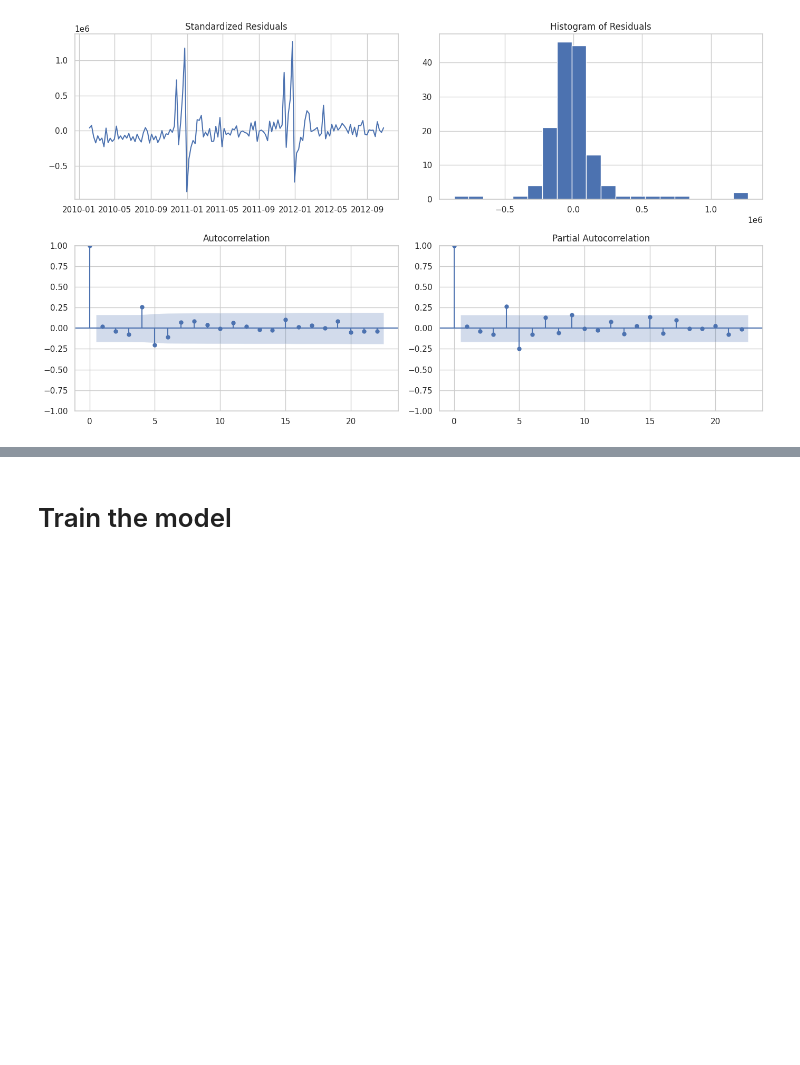
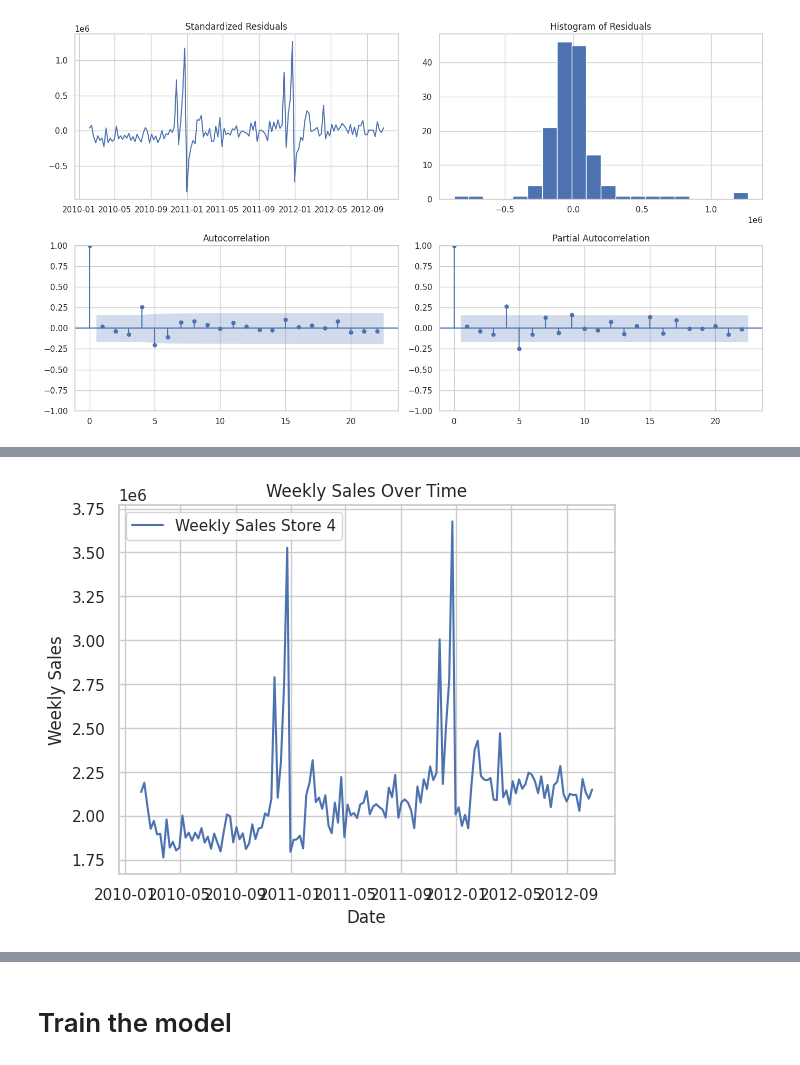
Before and after one commit to Suhas-Subrahmanya/Forcasting_Analysis, a Jupyter notebook: Forcasting_Walmart.ipynb, the cells around one changed output, grey strips where cells are left out. Saved outputs shown, nothing was run; the diff lists cells and outputs as text; code cells hidden in the pictures; blank space fills up the shorter version.

```diff
--- a/Forcasting_Walmart.ipynb
+++ b/Forcasting_Walmart.ipynb
@@ -609,17 +596,0 @@ forecast_1.summary
-# %%
-# store_4_sales is already a DataFrame, so no need to call to_frame()
-# store_4_sales = store_4_sales.to_frame(name='Weekly_Sales').reset_index()  # Remove this line
-
-# Ensure 'Date' column is datetime type if it's not already
-store_4_sales['Date'] = pd.to_datetime(store_4_sales['Date'])
-
-# Convert your start and end dates to datetime objects
-start_date = pd.to_datetime('1/10/2010')
-end_date = pd.to_datetime('3/2/2012')
-
-# Use boolean indexing for date-based slicing
-train_data = store_4_sales[(store_4_sales['Date'] >= start_date) & (store_4_sales['Date'] <= end_date)]
-
-test_data = store_4_sales[store_4_sales['Date'] > end_date]
-
-train_data.shape,test_data.shape
@@ -632,0 +632,5 @@ plt.plot(test_data['Date'], test_data['Weekly_Sales'], label='Test Data')
+# %%
+time_series = store_4_sales
+time_series.head()
+time_series = time_series.to_frame(name='Weekly_Sales') # Convert Series to DataFrame with a column name
+time_series.head()
@@ -632,0 +656,2 @@ plt.plot(test_data['Date'], test_data['Weekly_Sales'], label='Test Data')
+# %%
+time_series.index = pd.to_datetime(time_series.index)
@@ -632,0 +669,9 @@ plt.plot(test_data['Date'], test_data['Weekly_Sales'], label='Test Data')
+# %%
+plt.plot(time_series.index, time_series['Weekly_Sales'], label = 'Weekly Sales Store 4')
+plt.title('Weekly Sales Over Time')
+plt.xlabel('Date')
+plt.ylabel('Weekly Sales')
+plt.legend()
+plt.show()
+# %% [output]
+[figure, added]
```
Also changed, not shown: parts of 48 cells of this notebook.
